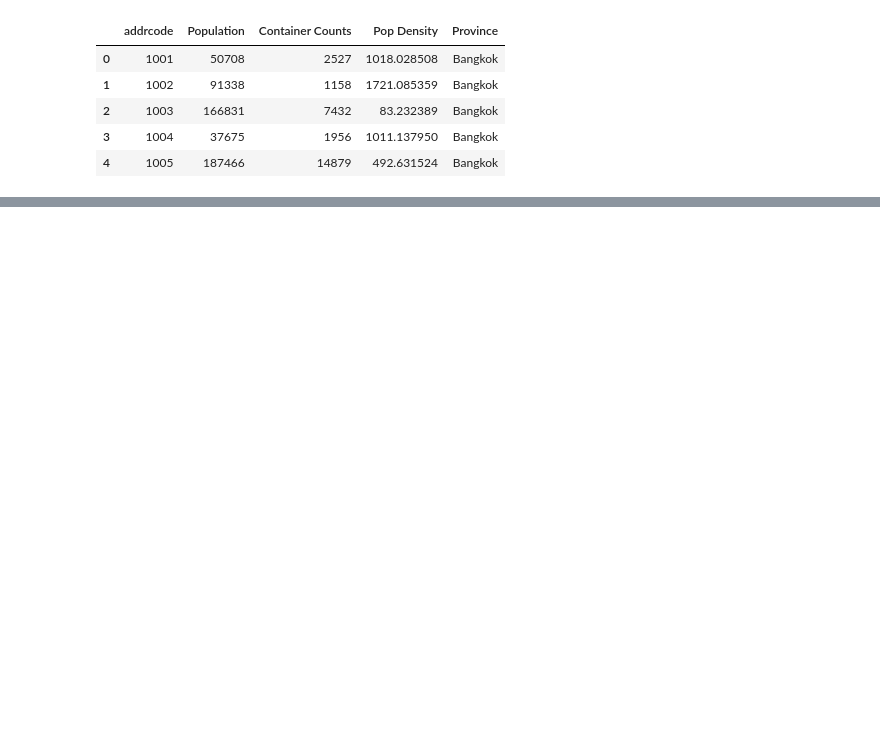
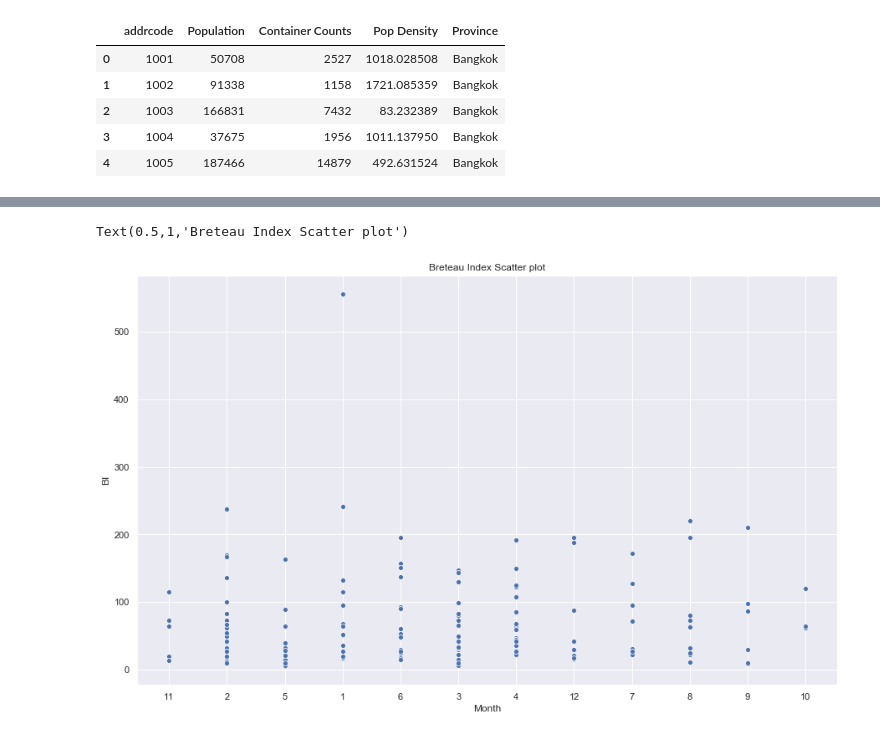
Before and after one commit to boonpakornn/dengue_data_statistic, a Jupyter notebook: Scatter plot.ipynb, the cells around one changed output, grey strips where cells are left out. Cells and saved outputs as stored; diff of their text form; code cells hidden in the pictures; blank space fills up the shorter version.

```diff
--- a/Scatter plot.ipynb
+++ b/Scatter plot.ipynb
@@ -63,0 +82,4 @@ ax.set(ylim=(0, 16000), xlim=(0,200000))
+# %%
+scope = ['80']
+df_larval = df_larval.loc[df_larval['addrcode'].str[:2] == scope[0]]
+df_larval.head()
@@ -63,0 +93,9 @@ ax.set(ylim=(0, 16000), xlim=(0,200000))
+# %%
+df_larval['Year'] = pd.DatetimeIndex(df_larval['date']).year
+df_larval['Month'] = pd.DatetimeIndex(df_larval['date']).month
+#df_larval = df_larval[['addrcode','date','Month','Year','hi','ci','bi']].drop('date',axis = 1)
+df_larval['Year'] = df_larval['Year'].astype(str)
+df_larval['Month'] = df_larval['Month'].astype(str)
+df_larval = df_larval.groupby([df_larval['addrcode'].str[:4], df_larval['Year'], df_larval['Month']]).sum().reset_index()
+
+df_larval.head()
@@ -63,0 +109,4 @@ ax.set(ylim=(0, 16000), xlim=(0,200000))
+# %%
+list = ['2011','2012','2013','2014']
+for i in range(len(list)):
+    df_larval = df_larval[df_larval.Year != list[i]]
@@ -63,0 +167,8 @@ ax.set(ylim=(0, 16000), xlim=(0,200000))
+# %%
+df_larval.columns = ['addrcode','Year','Month','HI','CI','BI']
+ax = plt.subplots(figsize=(15,9))
+ax = sns.scatterplot(x="Month" ,y="BI" , data=df_larval)
+ax.set_title("Breteau Index Scatter plot")
+# %% [output]
+Text(0.5,1,'Breteau Index Scatter plot')
+[figure, added]
```
Also changed, not shown: parts of 15 cells of this notebook, 1 other file.
